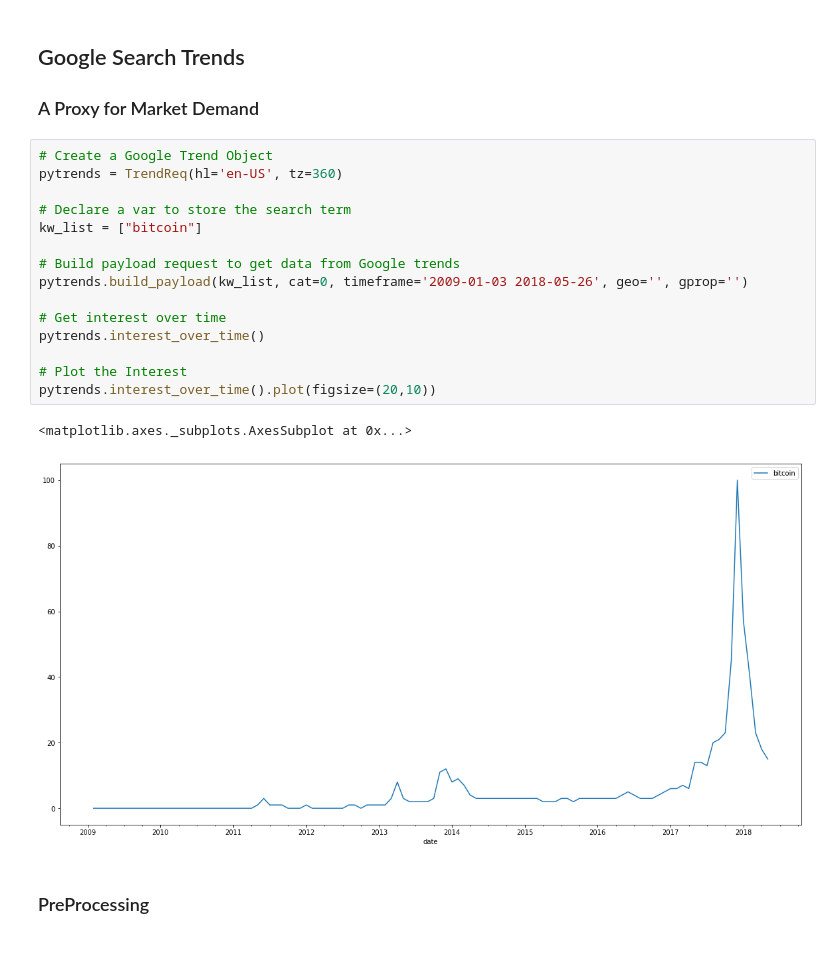
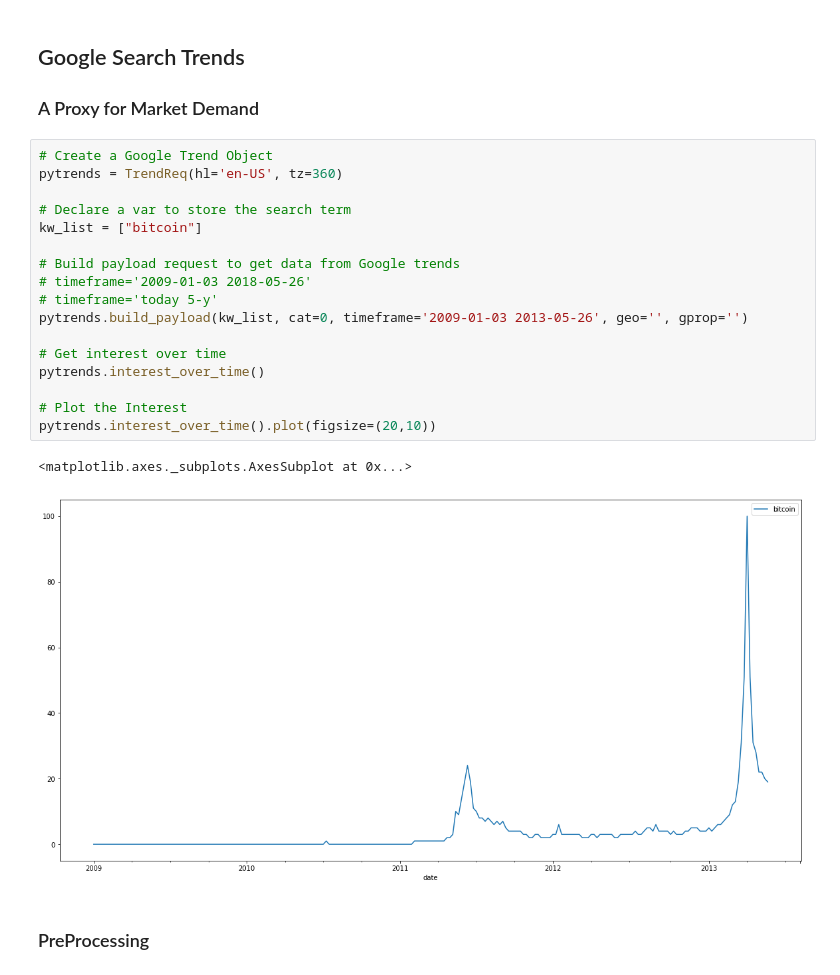
Before and after one commit to lopezdp/MachineLearningResearch, a Jupyter notebook: QuantFinance/PricingResearch.ipynb, the cells around one changed output. Drawn from its saved outputs; the diff is of its cells as text.

Commit message:
Fixed Pytrend bug to obtain google search stats.

```diff
--- a/QuantFinance/PricingResearch.ipynb
+++ b/QuantFinance/PricingResearch.ipynb
@@ -495,21 +495,23 @@ miopm.plot(title='BTC Mining Operating Margin', figsize=(18,10), logy=True)
 # %%
 # Create a Google Trend Object
 pytrends = TrendReq(hl='en-US', tz=360)
 
 # Declare a var to store the search term
 kw_list = ["bitcoin"]
 
 # Build payload request to get data from Google trends
-pytrends.build_payload(kw_list, cat=0, timeframe='2009-01-03 2018-05-26', geo='', gprop='')
+# timeframe='2009-01-03 2018-05-26'
+# timeframe='today 5-y'
+pytrends.build_payload(kw_list, cat=0, timeframe='2009-01-03 2013-05-26', geo='', gprop='')
 
 # Get interest over time
 pytrends.interest_over_time()
 
 # Plot the Interest
 pytrends.interest_over_time().plot(figsize=(20,10))
 # %% [output]
 <matplotlib.axes._subplots.AxesSubplot at 0x...>
-[figure, old version]
+[figure, new version]
 # %% [markdown]
 ### PreProcessing
 # %%
```
Also changed, not shown: parts of 4 cells of this notebook, 2 other files.
